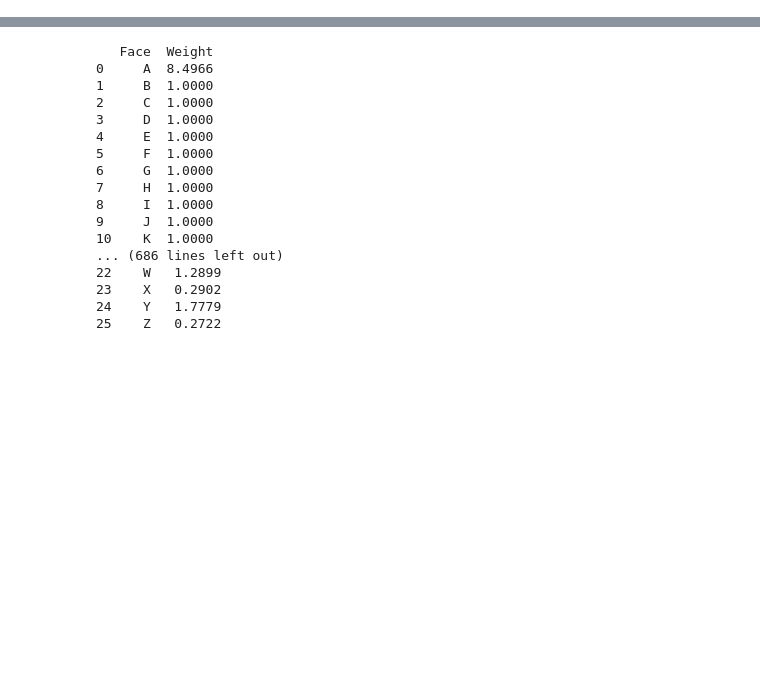
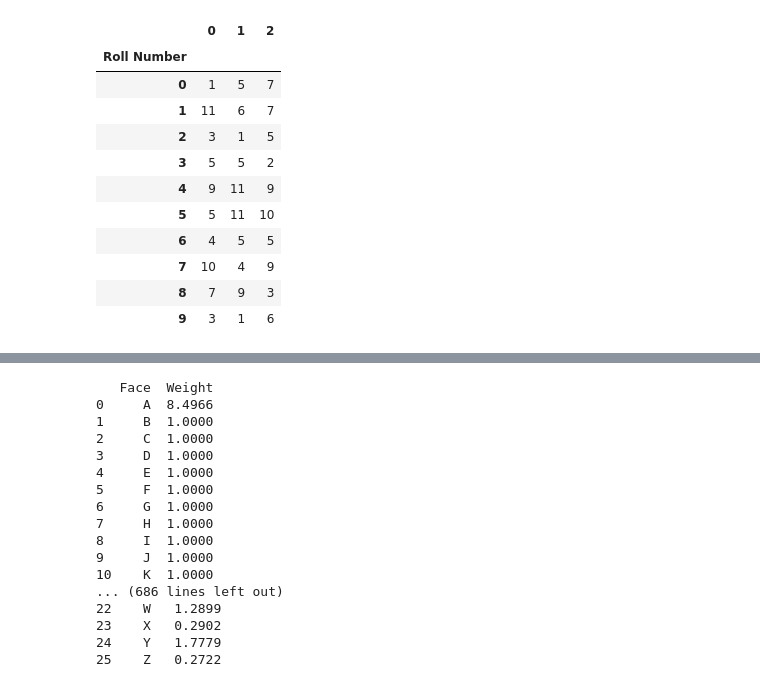
Before and after one commit to ballard11/DS5100-2022-08-O, a Jupyter notebook: final-project-info/MonteCarlo-Main.ipynb, the cells around one changed output, grey strips where cells are left out. Cells and saved outputs as stored; diff of their text form; code cells hidden in the pictures; blank space fills up the shorter version.

```diff
--- a/final-project-info/MonteCarlo-Main.ipynb
+++ b/final-project-info/MonteCarlo-Main.ipynb
@@ -84,0 +145,32 @@ class Die():
+# %%
+#### Testing for Game class ####
+
+#Die 1 - Create Die
+first = Die(["1","2","3",4,5,6,7,8,9,10,11,12])
+second = Die([1,2,3,4,5,6,7,8,9,10,11,12])
+third = Die([1,2,3,4,5,6,7,8,9,10,11,12])
+
+#Create Game
+testGame=Game([first,second,third])
+
+# Game - 1 play
+testGame.play(10)
+
+#Game show - 2
+testGame.get_results("wide")
+
+#testdie = Die([1,2])
+#print(testdie.my_die)
+# %% [output]
+|  | 0 | 1 | 2 |
+| Roll Number |  |  |  |
+| 0 | 1 | 5 | 7 |
+| 1 | 11 | 6 | 7 |
+| 2 | 3 | 1 | 5 |
+| 3 | 5 | 5 | 2 |
+| 4 | 9 | 11 | 9 |
+| 5 | 5 | 11 | 10 |
+| 6 | 4 | 5 | 5 |
+| 7 | 10 | 4 | 9 |
+| 8 | 7 | 9 | 3 |
+| 9 | 3 | 1 | 6 |
```
Also changed, not shown: parts of 25 cells of this notebook, 1 other file.
